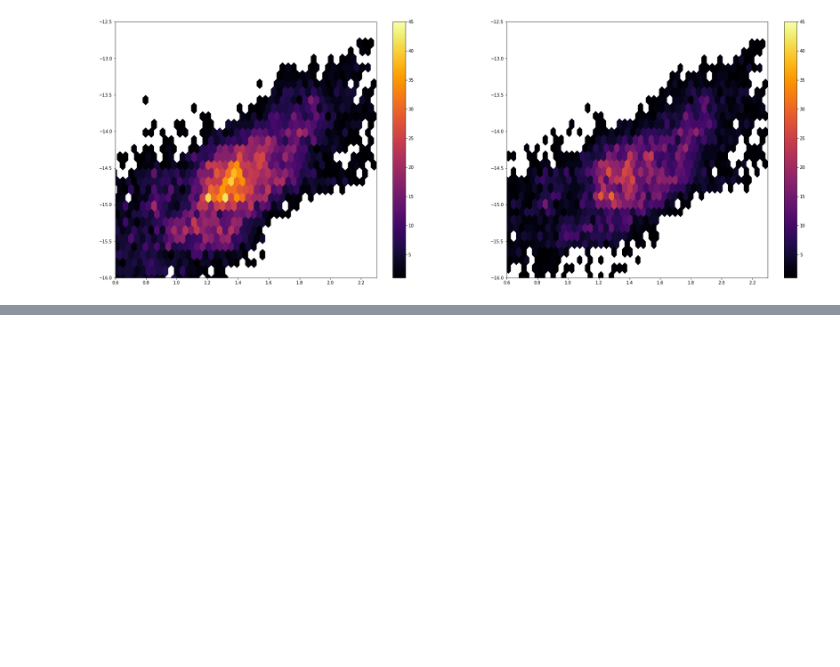
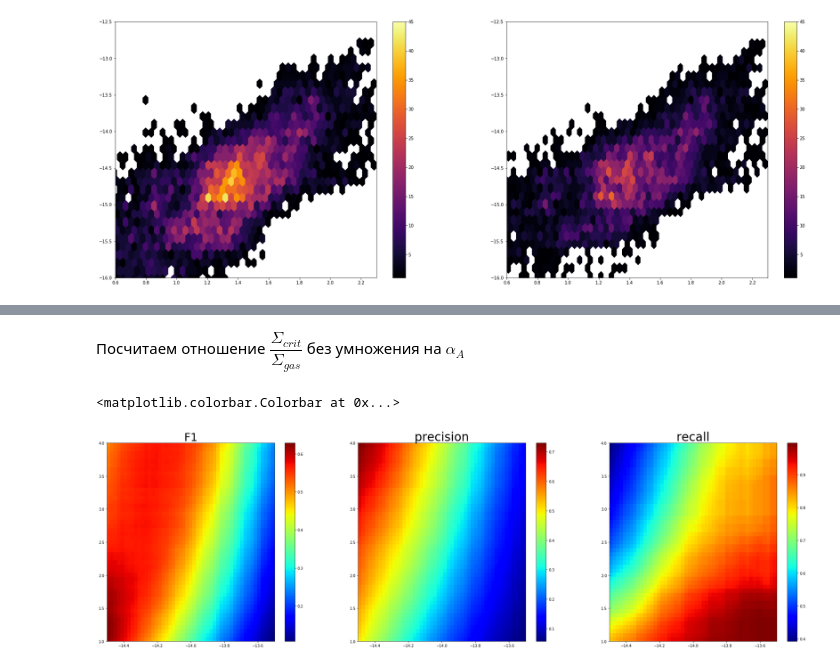
Before and after one commit to ValerieKostiuk/Course-work, a Jupyter notebook: NGC3627/Statistics.ipynb, the cells around one changed output, grey strips where cells are left out. Saved outputs shown, nothing was run; the diff lists cells and outputs as text; code cells hidden in the pictures; blank space fills up the shorter version.

Commit message:
galactic shear & SFR

```diff
--- a/NGC3627/Statistics.ipynb
+++ b/NGC3627/Statistics.ipynb
@@ -2244,0 +2255,5 @@ plt.colorbar()
+# %%
+velocity_approx = poly1d(polyfit(r_HI, vel_HI, deg=4))
+Distance = 9.3 # Mpc
+# %% [markdown]
+Посчитаем отношение $\dfrac{\Sigma_{crit}}{\Sigma_{gas}}$ без умножения на $\alpha_A$
@@ -2244,0 +2278,44 @@ plt.colorbar()
+# %%
+precision_shear=np.zeros((50,50))
+recall_shear = np.zeros((50,50))
+F1_shear = np.zeros((50,50))
+
+for i, alpha_A in enumerate(np.linspace(1., 4., 50)):
+    for j, hlim in enumerate(np.linspace(-14.5, -13.5, 50)):
+        TP = 0
+        FP = 0
+        FN = 0
+        for k, row in enumerate(dist_kpc):
+            for l, col in enumerate(dist_kpc[0]):
+
+                if (alpha_A*shear_method[k][l] <= 1) & (np.log10(H_alpha[k][l]) >= hlim):
+                    TP+=1
+
+                if (alpha_A*shear_method[k][l] >= 1) & (np.log10(H_alpha[k][l]) >= hlim):
+                    FN+=1
+                if (alpha_A*shear_method[k][l] <= 1) & (np.log10(H_alpha[k][l]) <= hlim):
+                    FP+=1
+
+        precision_shear[i][j] = TP/(TP + FP)
+        recall_shear[i][j] = TP/(TP + FN)
+        F1_shear[i][j] = 2*precision_shear[i][j] * recall_shear[i][j]/(precision_shear[i][j] + recall_shear[i][j])
+# %%
+xx, yy = np.meshgrid(np.linspace(-14.5, -13.5, 50), np.linspace(1., 4., 50))
+fig = plt.figure(figsize=[35, 10])
+plt.subplot(1,3,1)
+quadmesh = plt.pcolormesh(xx, yy, F1_shear, cmap='jet')
+plt.title('F1', fontsize=30)
+plt.colorbar()
+
+plt.subplot(1,3,2)
+quadmesh = plt.pcolormesh(xx, yy, precision_shear, cmap='jet')
+plt.title('precision', fontsize=33)
+plt.colorbar()
+
+plt.subplot(1,3,3)
+quadmesh = plt.pcolormesh(xx, yy, recall_shear, cmap='jet')
+plt.title('recall', fontsize=33)
+plt.colorbar()
+# %% [output]
+<matplotlib.colorbar.Colorbar at 0x...>
+[figure, added]
```
Also changed, not shown: parts of 9 cells of this notebook, 1 other file.
